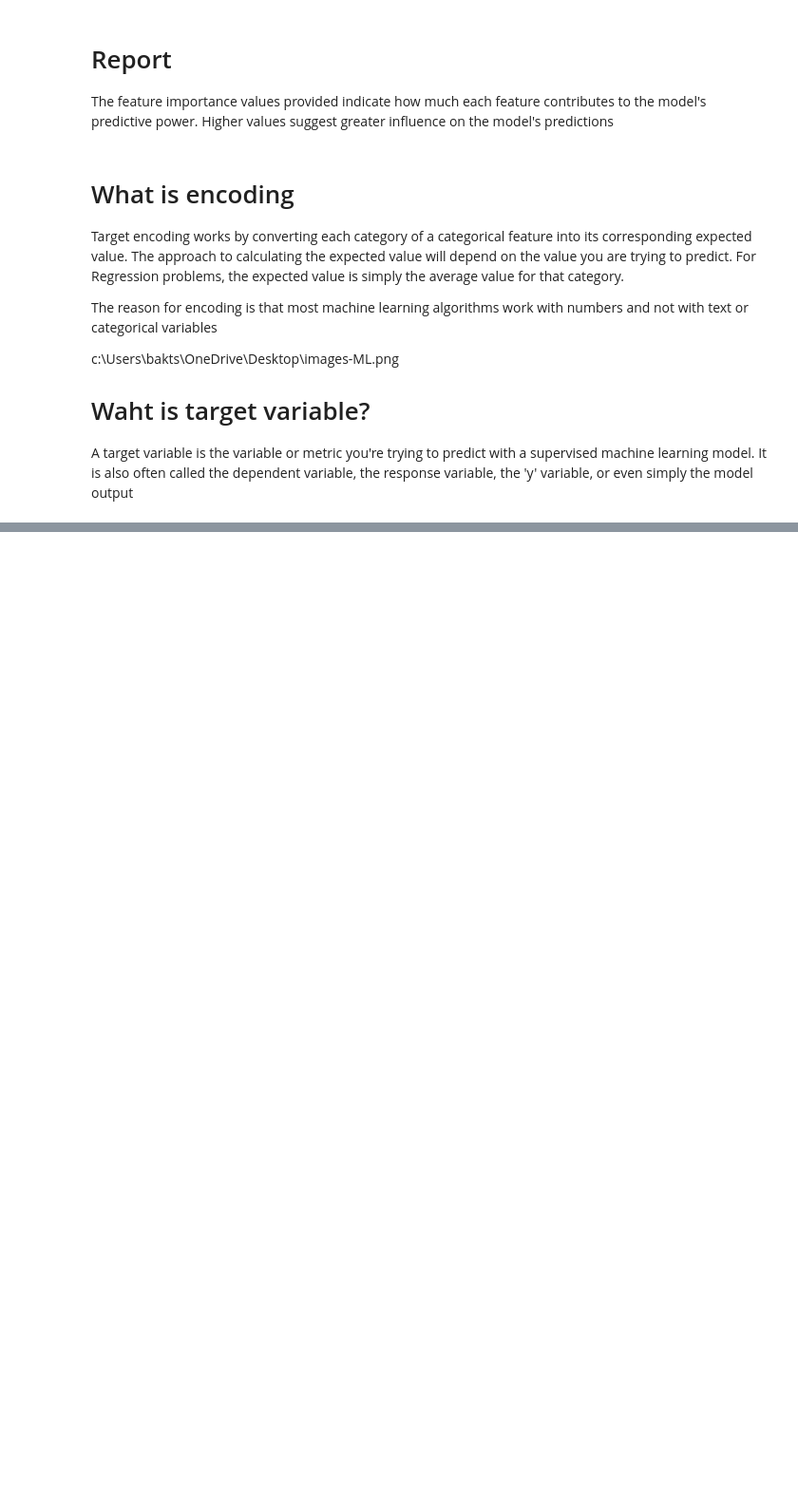
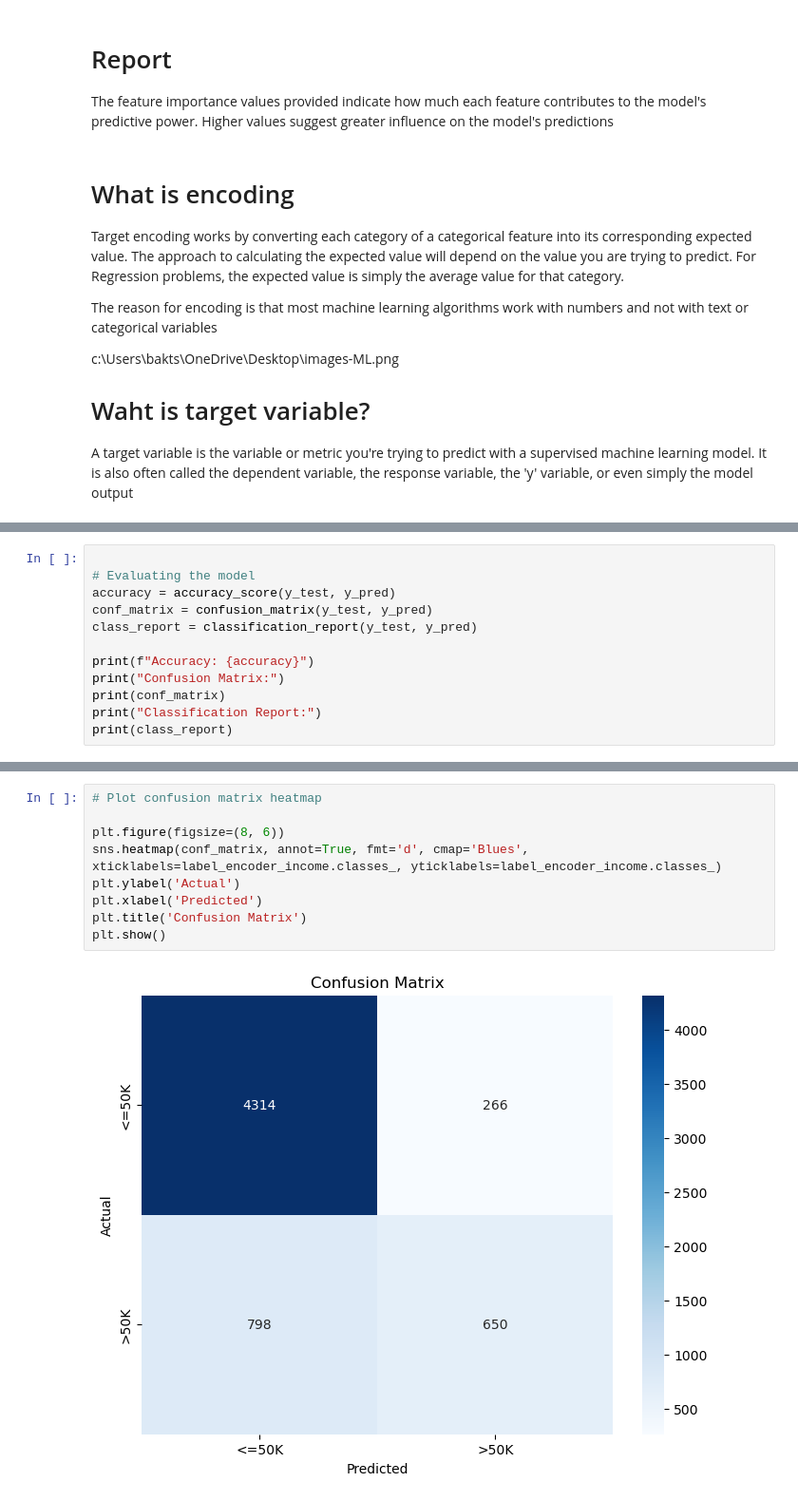
Before and after one commit to Naqibee/Project4, a Jupyter notebook: Income_Prediction.ipynb, the cells around one changed output, grey strips where cells are left out. Shown at 95% size. Saved outputs shown, nothing was run; the diff lists cells and outputs as text; blank space fills up the shorter version.

```diff
--- a/Income_Prediction.ipynb
+++ b/Income_Prediction.ipynb
@@ -492,0 +726,12 @@ A target variable is the variable or metric you're trying to predict with a supe
+# %%
+
+# Evaluating the model
+accuracy = accuracy_score(y_test, y_pred)
+conf_matrix = confusion_matrix(y_test, y_pred)
+class_report = classification_report(y_test, y_pred)
+
+print(f"Accuracy: {accuracy}")
+print("Confusion Matrix:")
+print(conf_matrix)
+print("Classification Report:")
+print(class_report)
@@ -492,0 +752,11 @@ A target variable is the variable or metric you're trying to predict with a supe
+# %%
+# Plot confusion matrix heatmap
+
+plt.figure(figsize=(8, 6))
+sns.heatmap(conf_matrix, annot=True, fmt='d', cmap='Blues', xticklabels=label_encoder_income.classes_, yticklabels=label_encoder_income.classes_)
+plt.ylabel('Actual')
+plt.xlabel('Predicted')
+plt.title('Confusion Matrix')
+plt.show()
+# %% [output]
+[figure, added]
```
Also changed, not shown: parts of 38 cells of this notebook.
